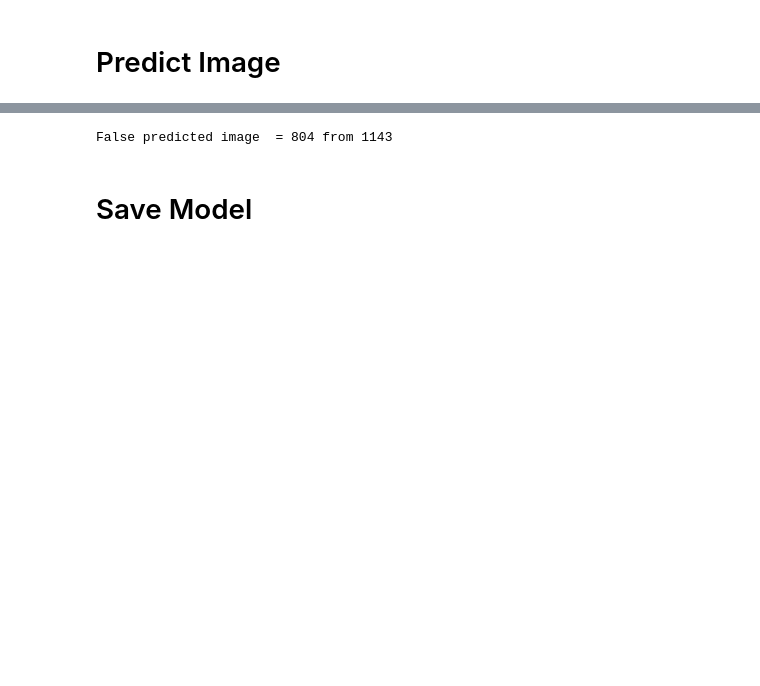
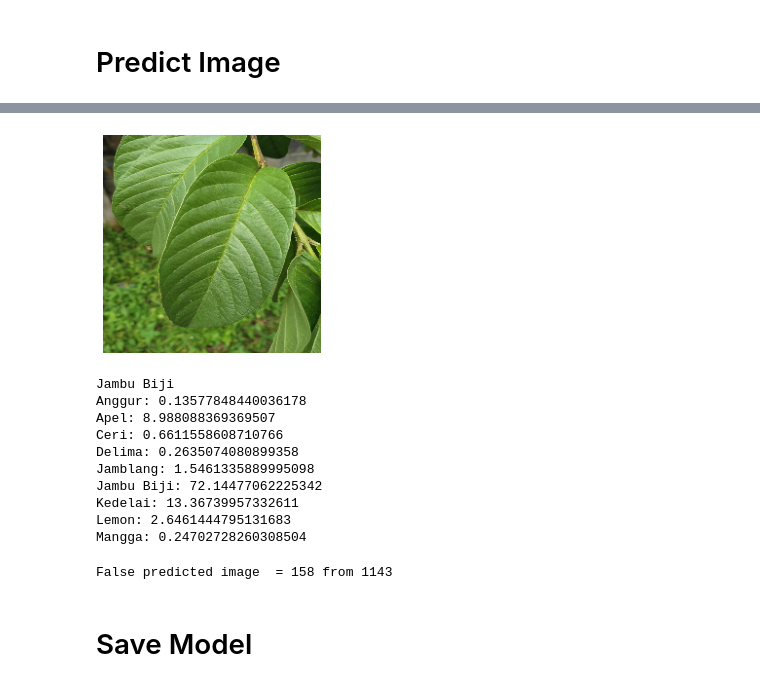
Before and after one commit to rifqoi/Inacure-Machine-Learning, a Jupyter notebook: 04-final?.ipynb, the cells around one changed output, grey strips where cells are left out. Drawn from its saved outputs; the diff is of its cells as text; code cells hidden in the pictures; blank space fills up the shorter version.

```diff
--- a/04-final?.ipynb
+++ b/04-final?.ipynb
@@ -811,7 +811,7 @@ Copy ./vgg19-saved-model-13-acc-0.93.hdf5 to /content/drive/Shareddrives/Bangkit
 # %% [markdown]
 # Predict Image
 # %%
-vgg16_model.model.load_weights("/content/vgg16-saved-model-16-acc-0.99.hdf5")
+iv3_model.model.load_weights("/content/inceptionv3-saved-model-08-acc-0.99.hdf5")
 # %%
 def load_image(img_path, show=False):
 
@@ -842,7 +842,31 @@ croffle.png             [ <=>                ] 176.64K  --.-KB/s    in 0.02s
+# %%
+model = iv3_model.model
+label_map = (iv3_model.train_generator.class_indices)
+label_map = {v: k for k, v in label_map.items()}
+image_path ='jbiji.png'
+image = load_image(image_path, show=True)
+predict = model.predict(image)
+print(label_map[np.argmax(model.predict(image))])
+predicted_list = [ele * 100 for ele in predict.flatten()]
+
+for idx, ele in enumerate(predicted_list):
+  print(f"{label_map[idx]}: {ele}")
+# %% [output]
+[figure, added]
+Jambu Biji
+Anggur: 0.13577848440036178
+Apel: 8.988088369369507
+Ceri: 0.6611558608710766
+Delima: 0.2635074080899358
+Jamblang: 1.5461335889995098
+Jambu Biji: 72.14477062225342
+Kedelai: 13.36739957332611
+Lemon: 2.6461444795131683
+Mangga: 0.24702728260308504
 # %%
 def predict_false_images(images):
-  model = vgg16_model.model
-  label_map = (vgg16_model.train_generator.class_indices)
+  model = iv3_model.model
+  label_map = (iv3_model.train_generator.class_indices)
   label_map = {v: k for k, v in label_map.items()}
   # image_path ='/content/drive/Shareddrives/Bangkit Capstone/Plant_leave_diseases_dataset_without_augmentation/Background_without_leaves/image (138).jpg'
   count = 0
@@ -863,7 +887,7 @@ def predict_false_images(images):
 
 predict_false_images('/content/drive/Shareddrives/Bangkit Capstone/Plant_leave_diseases_dataset_without_augmentation/Background_without_leaves/')
 # %% [output]
-False predicted image  = 804 from 1143
+False predicted image  = 158 from 1143
 # %% [markdown]
 # Save Model
 # %%
```
Also changed, not shown: parts of 1 cell of this notebook.
